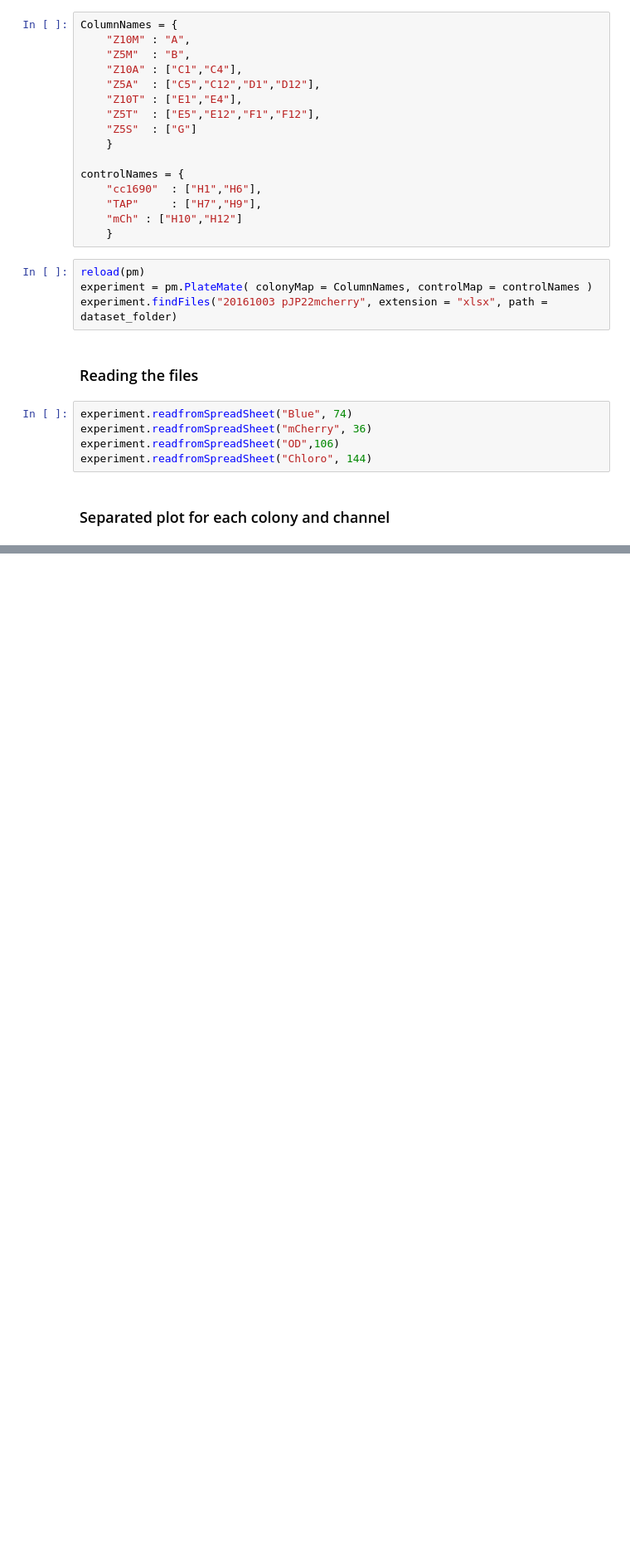
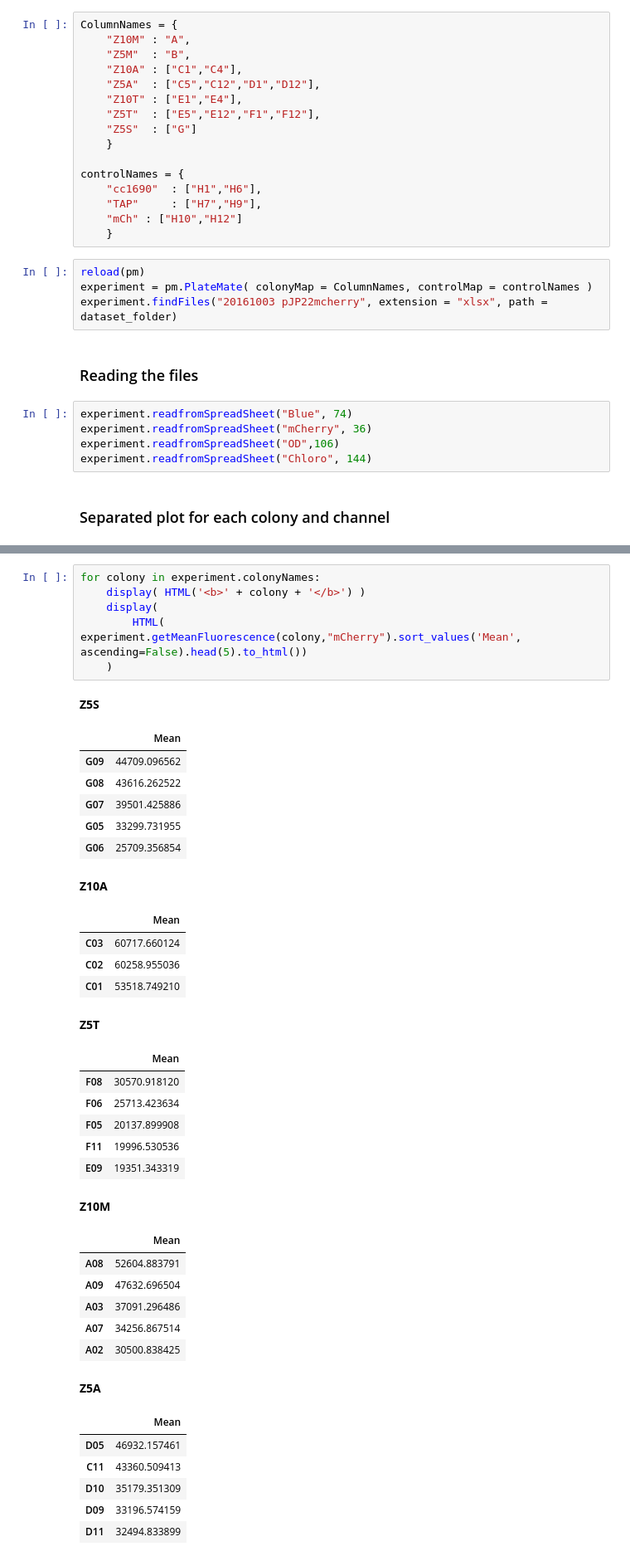
Before and after one commit to VandroiyLabs/modeliGEM2016, a Jupyter notebook: notebooks/Screening.ipynb, the cells around one changed output, grey strips where cells are left out. Shown at 83% size. Drawn from its saved outputs; the diff is of its cells as text; blank space fills up the shorter version.

```diff
--- a/notebooks/Screening.ipynb
+++ b/notebooks/Screening.ipynb
@@ -80,0 +110,40 @@ None
+# %%
+for colony in experiment.colonyNames:
+    display( HTML('<b>' + colony + '</b>') )
+    display(
+        HTML( experiment.getMeanFluorescence(colony,"mCherry").sort_values('Mean', ascending=False).head(5).to_html())
+    )
+# %% [output]
+Z5S
+|  | Mean |
+| G09 | 44709.096562 |
+| G08 | 43616.262522 |
+| G07 | 39501.425886 |
+| G05 | 33299.731955 |
+| G06 | 25709.356854 |
+Z10A
+|  | Mean |
+| C03 | 60717.660124 |
+| C02 | 60258.955036 |
+| C01 | 53518.749210 |
+Z5T
+|  | Mean |
+| F08 | 30570.918120 |
+| F06 | 25713.423634 |
+| F05 | 20137.899908 |
+| F11 | 19996.530536 |
+| E09 | 19351.343319 |
+Z10M
+|  | Mean |
+| A08 | 52604.883791 |
+| A09 | 47632.696504 |
+| A03 | 37091.296486 |
+| A07 | 34256.867514 |
+| A02 | 30500.838425 |
+Z5A
+|  | Mean |
+| D05 | 46932.157461 |
+| C11 | 43360.509413 |
+| D10 | 35179.351309 |
+| D09 | 33196.574159 |
+| D11 | 32494.833899 |
```
Also changed, not shown: parts of 13 cells of this notebook, 8 other files.
